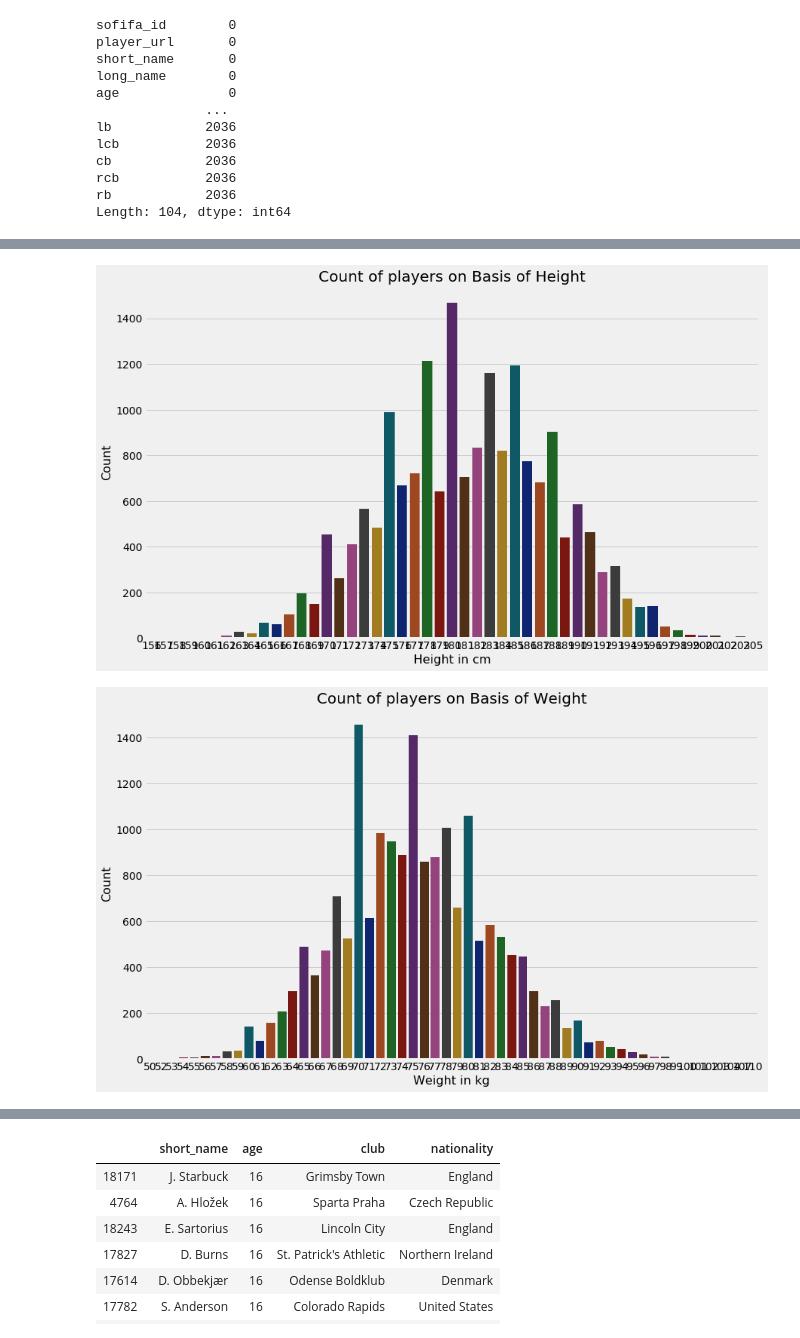
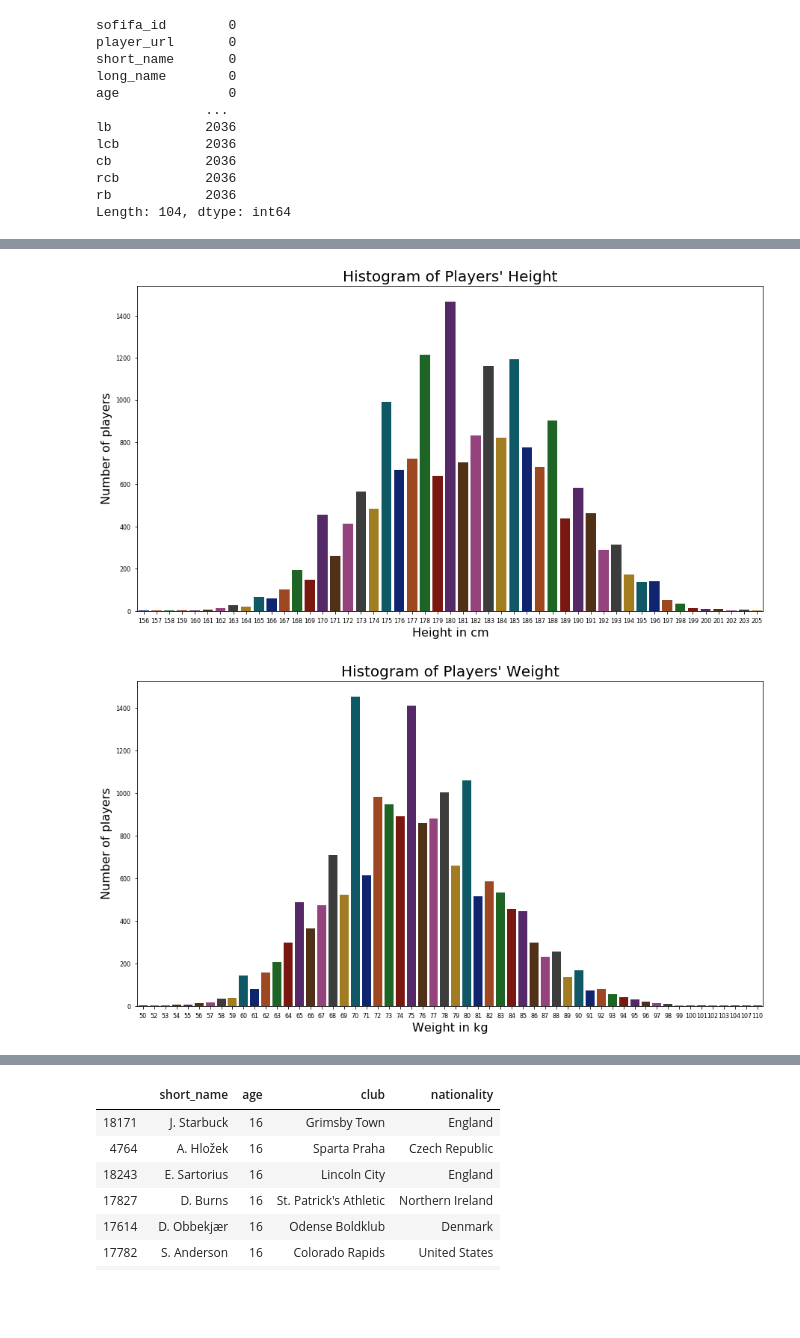
Before and after one commit to npvlong/Fifa_Clustering, a Jupyter notebook: ipynb/EDA.ipynb, the cells around one changed output, grey strips where cells are left out. Drawn from its saved outputs; the diff is of its cells as text; code cells hidden in the pictures; blank space fills up the shorter version.

```diff
--- a/ipynb/EDA.ipynb
+++ b/ipynb/EDA.ipynb
@@ -77,19 +103,19 @@ plt.show()
 # %%
-plt.figure(figsize = (13, 8))
+plt.figure(figsize = (15, 8))
 ax = sns.countplot(x = 'height_cm', data = df, palette = 'dark')
-ax.set_title(label = 'Count of players on Basis of Height', fontsize = 20)
+ax.set_title(label = 'Histogram of Players\' Height', fontsize = 20)
 ax.set_xlabel(xlabel = 'Height in cm', fontsize = 16)
-ax.set_ylabel(ylabel = 'Count', fontsize = 16)
+ax.set_ylabel(ylabel = 'Number of players', fontsize = 16)
 plt.show()
 # %% [output]
-[figure, old version]
+[figure, new version]
 # %%
-plt.figure(figsize = (13, 8))
+plt.figure(figsize = (15, 8))
 ax = sns.countplot(x = 'weight_kg', data = df, palette = 'dark')
-ax.set_title(label = 'Count of players on Basis of Weight', fontsize = 20)
+ax.set_title(label = 'Histogram of Players\' Weight', fontsize = 20)
 ax.set_xlabel(xlabel = 'Weight in kg', fontsize = 16)
-ax.set_ylabel(ylabel = 'Count', fontsize = 16)
+ax.set_ylabel(ylabel = 'Number of players', fontsize = 16)
 plt.show()
 # %% [output]
-[figure, old version]
+[figure, new version]
 # %%
```
Also changed, not shown: parts of 11 cells of this notebook.
